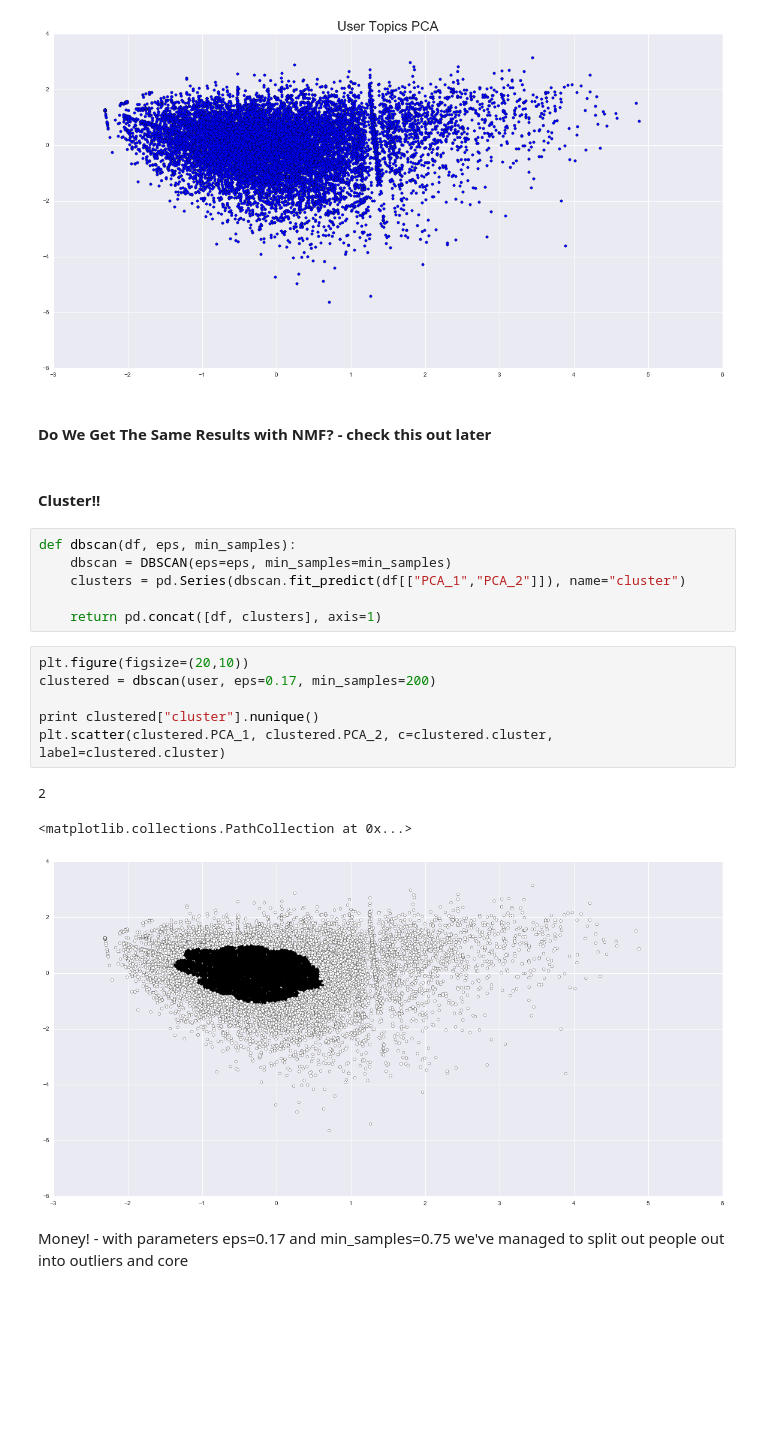
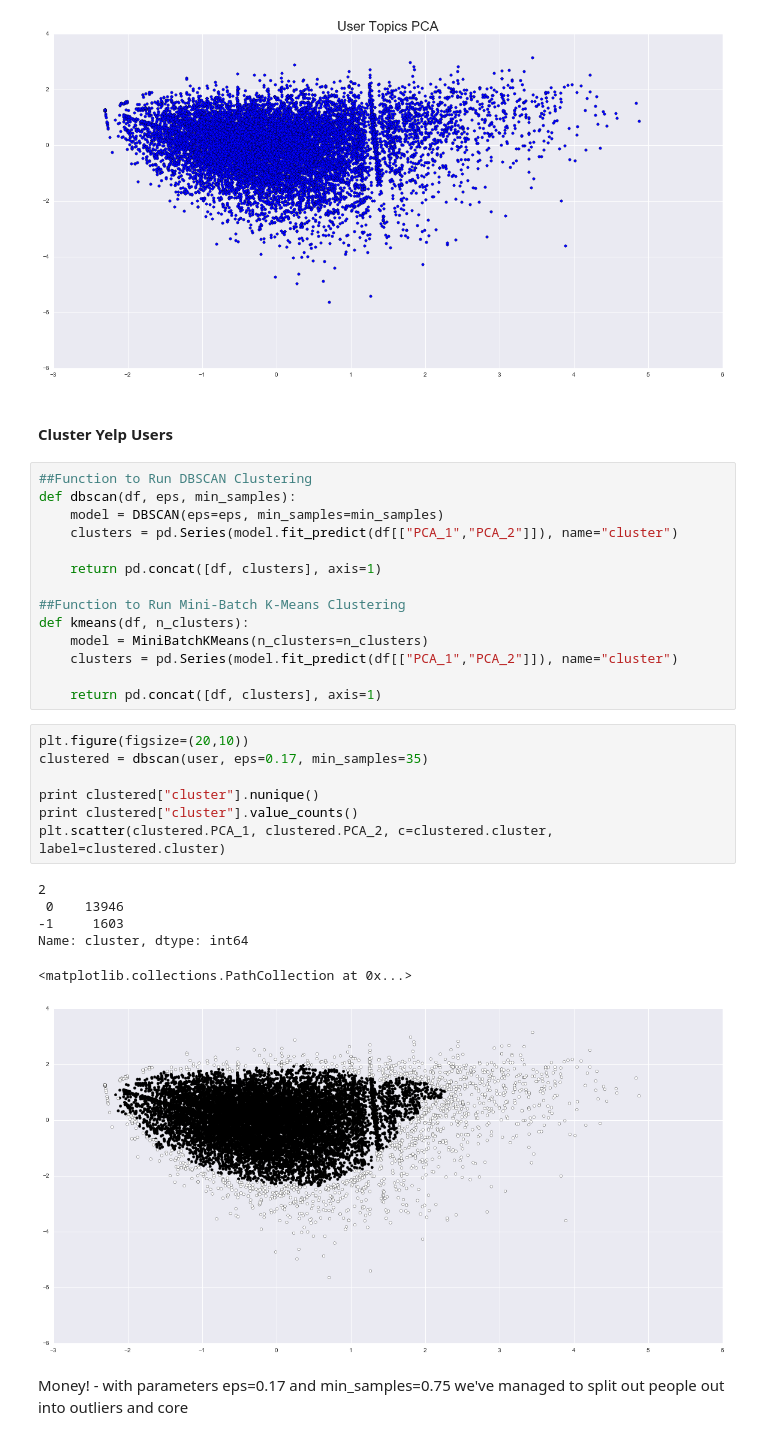
Before and after one commit to whugue/Yelp-User-Similarity, a Jupyter notebook: Yelp-Cluster.ipynb, the cells around one changed output. Cells and saved outputs as stored; diff of their text form; blank space fills up the shorter version.

```diff
--- a/Yelp-Cluster.ipynb
+++ b/Yelp-Cluster.ipynb
@@ -151,26 +151,36 @@ plt.title("User Topics PCA", fontsize=22)
 # %% [output]
 <matplotlib.text.Text at 0x...>
 [figure]
-# %% [markdown]
-#### Do We Get The Same Results with NMF? - check this out later
 # %% [markdown]
-#### Cluster!!
+#### Cluster Yelp Users
 # %%
+##Function to Run DBSCAN Clustering
 def dbscan(df, eps, min_samples):
-    dbscan = DBSCAN(eps=eps, min_samples=min_samples)
-    clusters = pd.Series(dbscan.fit_predict(df[["PCA_1","PCA_2"]]), name="cluster")
+    model = DBSCAN(eps=eps, min_samples=min_samples)
+    clusters = pd.Series(model.fit_predict(df[["PCA_1","PCA_2"]]), name="cluster")
 
     return pd.concat([df, clusters], axis=1)
+
+##Function to Run Mini-Batch K-Means Clustering
+def kmeans(df, n_clusters):
+    model = MiniBatchKMeans(n_clusters=n_clusters)
+    clusters = pd.Series(model.fit_predict(df[["PCA_1","PCA_2"]]), name="cluster")
+
+    return pd.concat([df, clusters], axis=1)
 # %%
 plt.figure(figsize=(20,10))
-clustered = dbscan(user, eps=0.17, min_samples=200)
+clustered = dbscan(user, eps=0.17, min_samples=35)
 
 print clustered["cluster"].nunique()
+print clustered["cluster"].value_counts()
 plt.scatter(clustered.PCA_1, clustered.PCA_2, c=clustered.cluster, label=clustered.cluster)
 # %% [output]
 2
+ 0    13946
+-1     1603
+Name: cluster, dtype: int64
 <matplotlib.collections.PathCollection at 0x...>
-[figure, old version]
+[figure, new version]
 # %% [markdown]
 Money! - with parameters eps=0.17 and min_samples=0.75 we've managed to split out people out into outliers and core
 # %% [markdown]
```
Also changed, not shown: parts of 6 cells of this notebook, 1 other file.
